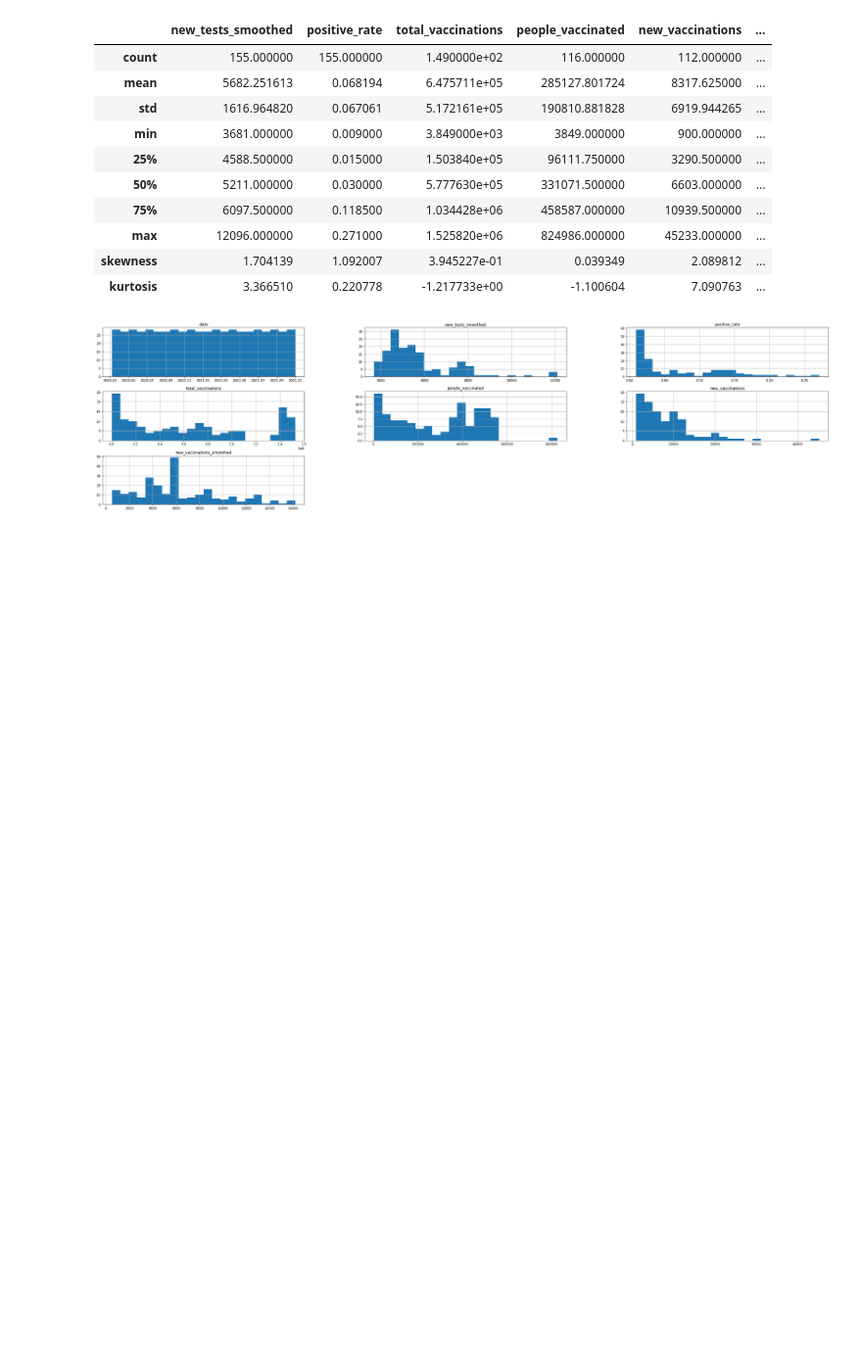
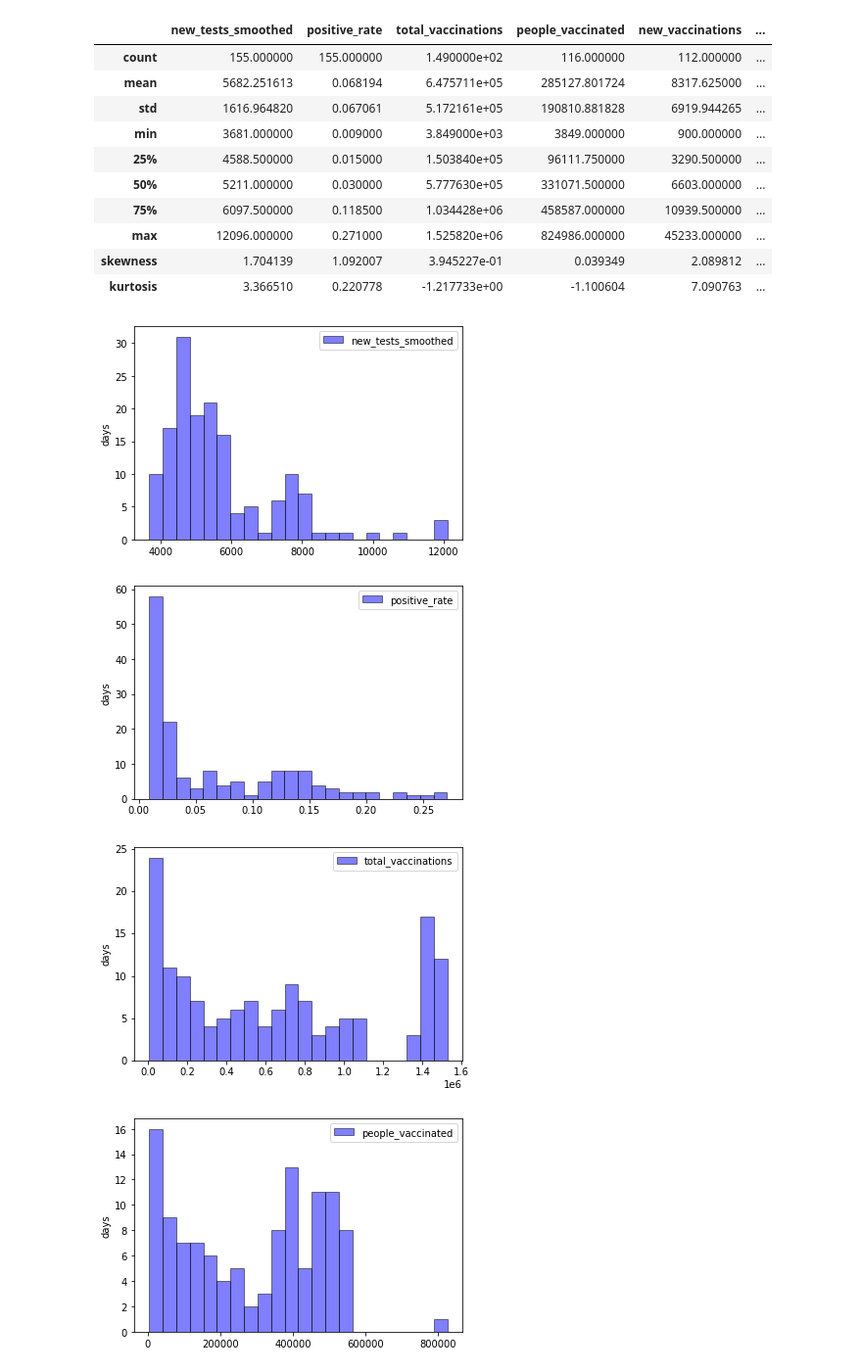
Before and after one commit to iondodon/covid19, a Jupyter notebook: ion.ipynb, the cells around one changed output. Shown: that part at 98% size. Drawn from its saved outputs; the diff is of its cells as text; code cells hidden in the pictures; blank space fills up the shorter version.

Commit message:
new plots

```diff
--- a/ion.ipynb
+++ b/ion.ipynb
@@ -13,11 +13,11 @@ import math
 # Jupyter configuration
 pd.set_option('display.max_rows', 500)
 # %%
-dataset = pd.read_csv('owid-covid-data.csv')
+all_data = pd.read_csv('owid-covid-data.csv')
 # %% [markdown]
 Separate the data into two datasets
 # %%
-moldova_dataset = dataset[dataset['location'] == 'Moldova']
+moldova_dataset = all_data[all_data['location'] == 'Moldova']
 moldova_dataset.to_csv('moldova-covid-data.csv')
 
 dataset = moldova_dataset
@@ -69,6 +69,7 @@ dataset.columns.tolist()
 # %%
 # Fixing date column datatype
 dataset['date'] = pd.to_datetime(dataset['date'])
+dataset['location'] = dataset['location'].astype('category');
 # %% [output]
 A value is trying to be set on a copy of a slice from a DataFrame.
 Try using .loc[row_indexer,col_indexer] = value instead
@@ -146,9 +162,19 @@ stats_df
 # %%
 def get_bins(n):
     return int(1 + 3.3 * math.log(n))
-# %%
-dataset_size = dataset.shape[0]
-bins = get_bins(dataset_size)
-dataset.hist(figsize=(40, 10), bins=bins);
-# %% [output]
-[figure, removed]
+# %%
+dataset_size = dataset.shape[0]
+bins = get_bins(dataset_size)
+
+for column in dataset.columns:
+    if column in ['date', 'location']:
+        continue
+    plt.hist(dataset[column], bins=bins, alpha=0.5, label=column, color='blue', edgecolor='black')
+    plt.legend(loc='upper right')
+    plt.ylabel('days')
+    plt.show()
+# %% [output]
+[figure, added]
+[figure, added]
+[figure, added]
+[figure, added]
```
Also changed, not shown: parts of 10 cells of this notebook.
